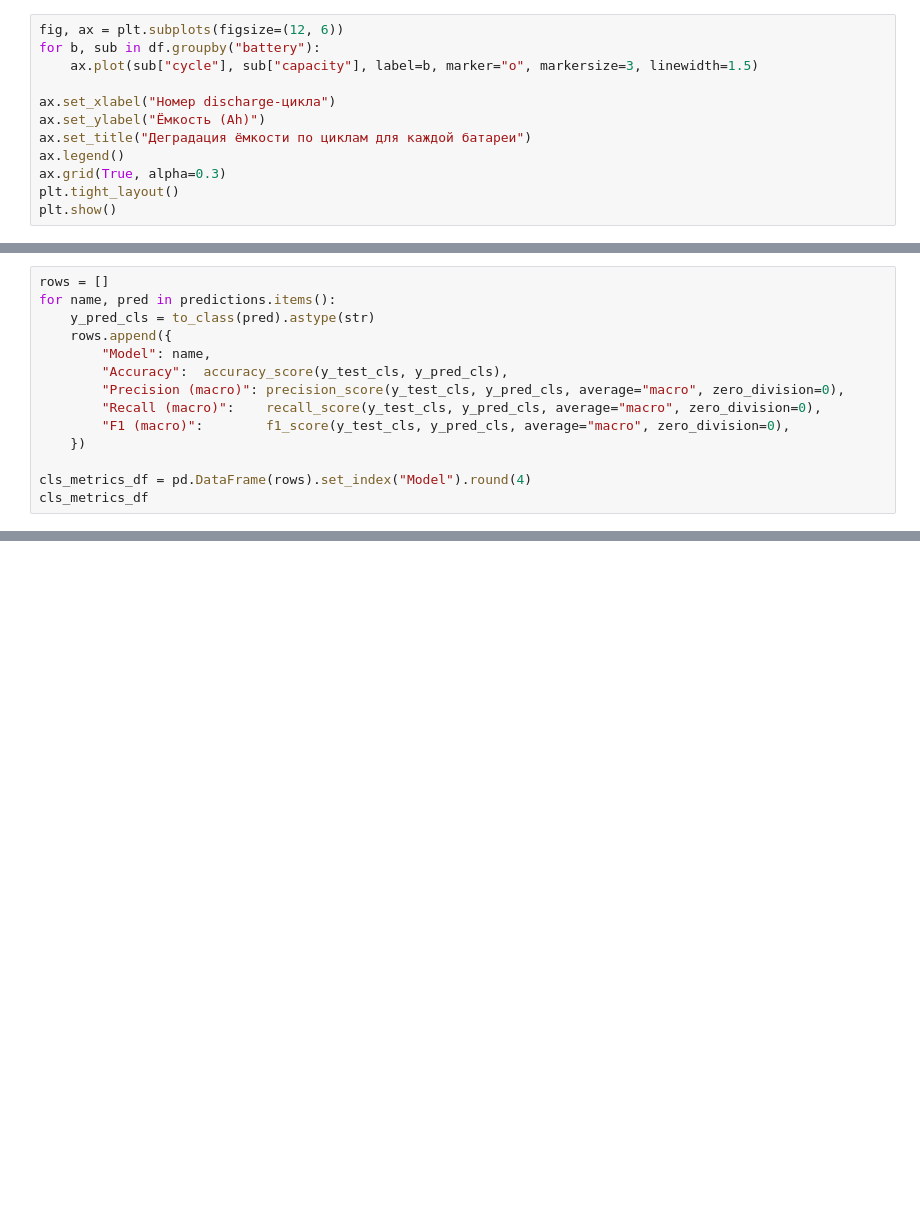
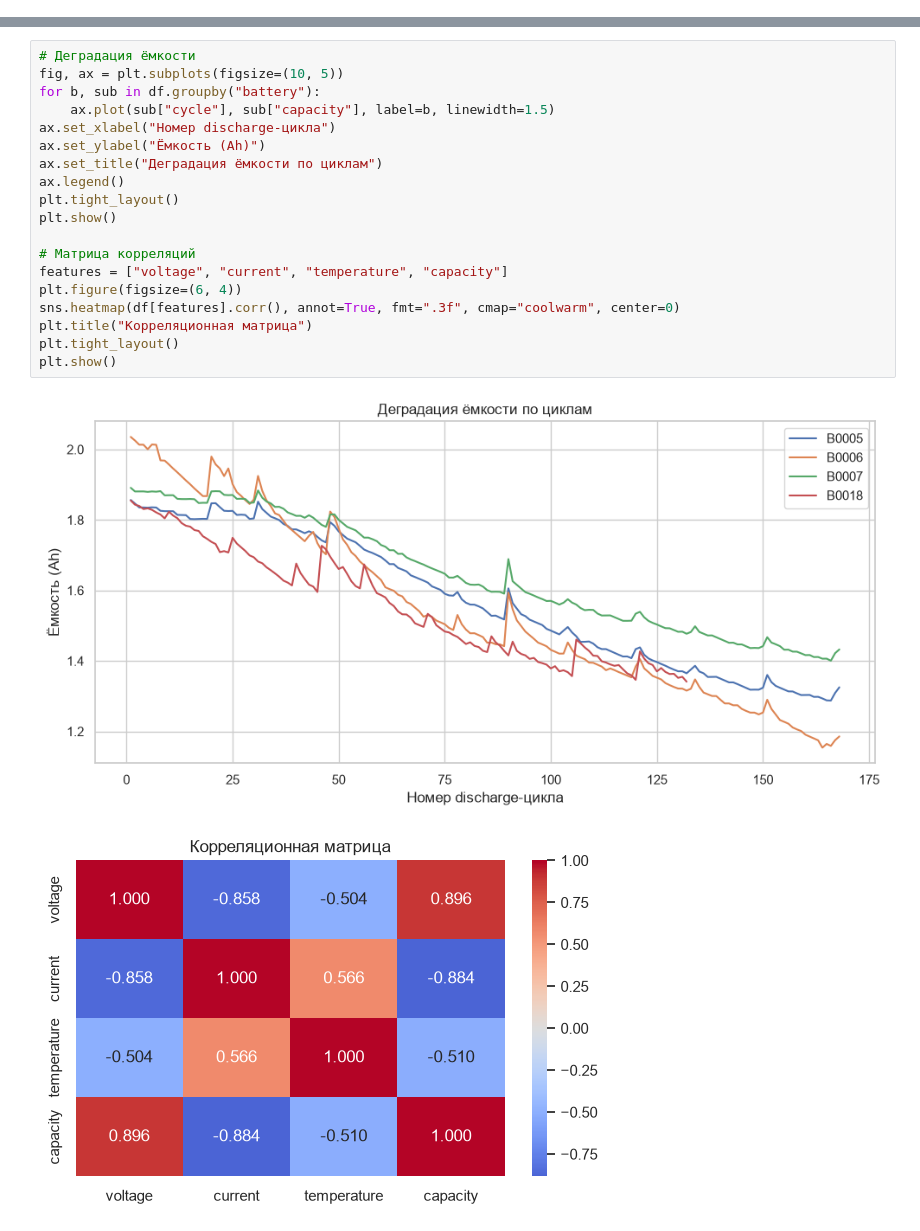
Before and after one commit to Artenimidze/ProjectWorl, a Jupyter notebook: Result/Visual.ipynb, the cells around one changed output, grey strips where cells are left out. Cells and saved outputs as stored; diff of their text form; blank space fills up the shorter version.

```diff
--- a/Result/Visual.ipynb
+++ b/Result/Visual.ipynb
@@ -172,12 +0,0 @@ dtype: int64
-# %%
-fig, ax = plt.subplots(figsize=(12, 6))
-for b, sub in df.groupby("battery"):
-    ax.plot(sub["cycle"], sub["capacity"], label=b, marker="o", markersize=3, linewidth=1.5)
-
-ax.set_xlabel("Номер discharge-цикла")
-ax.set_ylabel("Ёмкость (Ah)")
-ax.set_title("Деградация ёмкости по циклам для каждой батареи")
-ax.legend()
-ax.grid(True, alpha=0.3)
-plt.tight_layout()
-plt.show()
@@ -377,14 +0,0 @@ Accuracy, Precision, Recall, F1 — macro-усреднение.
-# %%
-rows = []
-for name, pred in predictions.items():
-    y_pred_cls = to_class(pred).astype(str)
-    rows.append({
-        "Model": name,
-        "Accuracy":  accuracy_score(y_test_cls, y_pred_cls),
-        "Precision (macro)": precision_score(y_test_cls, y_pred_cls, average="macro", zero_division=0),
-        "Recall (macro)":    recall_score(y_test_cls, y_pred_cls, average="macro", zero_division=0),
-        "F1 (macro)":        f1_score(y_test_cls, y_pred_cls, average="macro", zero_division=0),
-    })
-
-cls_metrics_df = pd.DataFrame(rows).set_index("Model").round(4)
-cls_metrics_df
@@ -535,0 +108,22 @@ print("Результаты сохранены в папку:", out_dir.resolve(
+# %%
+# Деградация ёмкости
+fig, ax = plt.subplots(figsize=(10, 5))
+for b, sub in df.groupby("battery"):
+    ax.plot(sub["cycle"], sub["capacity"], label=b, linewidth=1.5)
+ax.set_xlabel("Номер discharge-цикла")
+ax.set_ylabel("Ёмкость (Ah)")
+ax.set_title("Деградация ёмкости по циклам")
+ax.legend()
+plt.tight_layout()
+plt.show()
+
+# Матрица корреляций
+features = ["voltage", "current", "temperature", "capacity"]
+plt.figure(figsize=(6, 4))
+sns.heatmap(df[features].corr(), annot=True, fmt=".3f", cmap="coolwarm", center=0)
+plt.title("Корреляционная матрица")
+plt.tight_layout()
+plt.show()
+# %% [output]
+[figure, added]
+[figure, added]
```
Also changed, not shown: parts of 45 cells of this notebook.
